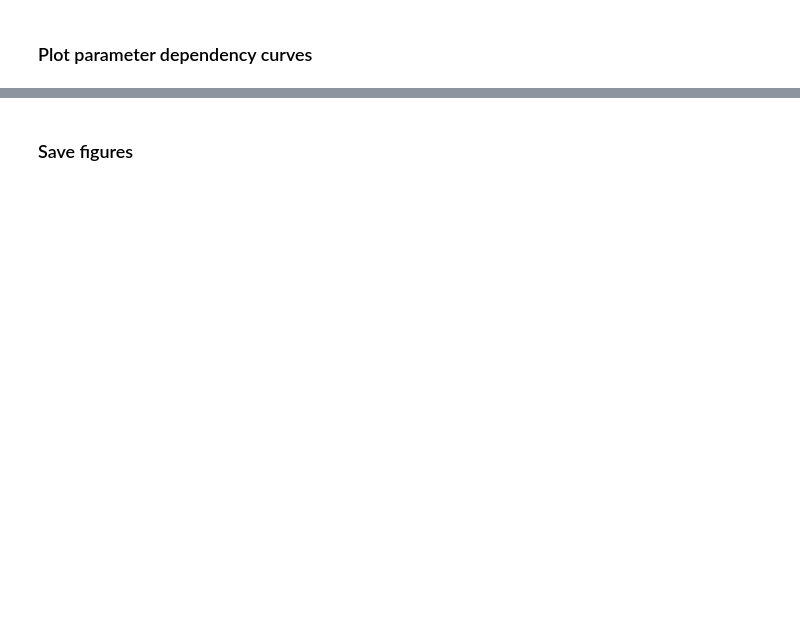
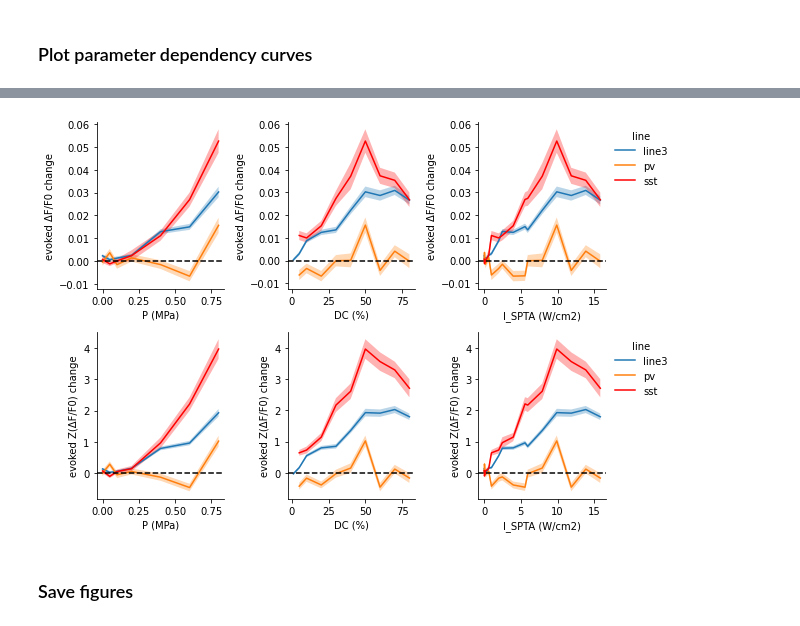
Before and after one commit to shohamlab/usnm2p, a Jupyter notebook: main_analysis.ipynb, the cells around one changed output, grey strips where cells are left out. Cells and saved outputs as stored; diff of their text form; code cells hidden in the pictures; blank space fills up the shorter version.

```diff
--- a/main_analysis.ipynb
+++ b/main_analysis.ipynb
@@ -130,11 +115,2 @@ for ax, (line, gdata) in zip(axes, groups):
 # %% [markdown]
 ### Plot parameter dependency curves
-# %%
-for ykey in [Label.DFF, Label.EVENT_RATE]:
-    tmpaxes = []
-    for xkey in [Label.P, Label.DC]:
-        figkey = f'{ykey}_{xkey} dep'
-        figs[figkey] = plot_parameter_dependency_across_lines(
-            stats, xkey, get_change_key(ykey))
-        tmpaxes = tmpaxes + figs[figkey].axes
-    harmonize_axes_limits(np.asarray(tmpaxes))
@@ -148,4 +116,0 @@ for ykey in [Label.DFF, Label.EVENT_RATE]:
-# %%
-for ykey, ax in zip([Label.DFF, Label.EVENT_RATE], axes):
-    figs[f'ispta_{ykey}_deps'] = plot_intensity_dependencies_across_lines(
-        stats, get_change_key(ykey))
@@ -156,0 +117,12 @@ for ykey, ax in zip([Label.DFF, Label.EVENT_RATE], axes):
+# %%
+ykeys = [Label.DFF, Label.ZSCORE]
+figs['simparams_deps'], axes = plt.subplots(len(ykeys), len(xkeys_plt), figsize=(3 * len(xkeys_plt), 3 * len(ykeys)))
+for ykey, axrow in zip(ykeys, axes):
+    ykey_diff = get_change_key(ykey)
+    plot_parameter_dependency_across_lines(
+        stats_all,
+        xkeys_plt,
+        ykey_diff,
+        axes=axrow,
+)
+# %% [output]
@@ -157,3 +131,4 @@ for ykey, ax in zip([Label.DFF, Label.EVENT_RATE], axes):
+[figure, added]
 # %% [markdown]
 ### Save figures
 # %%
```
Also changed, not shown: parts of 12 cells of this notebook, 10 other files.
